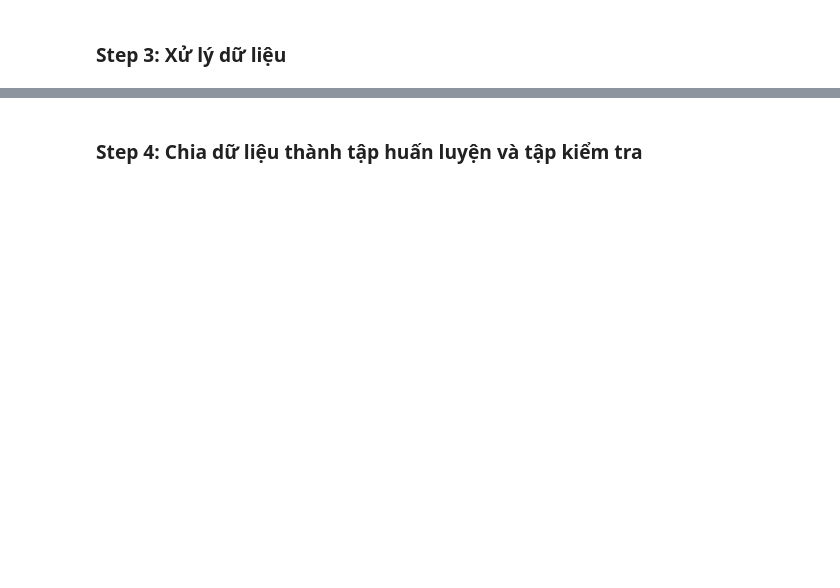
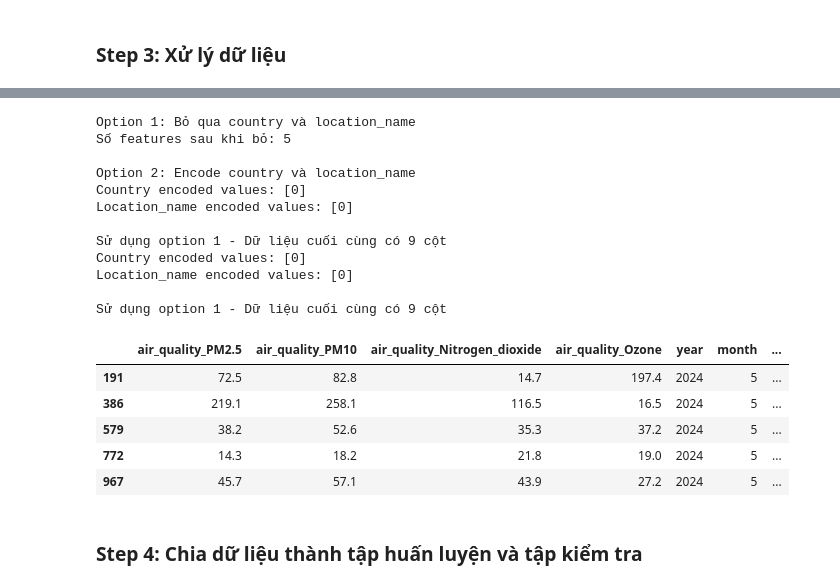
Before and after one commit to KienNT792/FSB_Tutorial, a Jupyter notebook: FSB/MLE501/assignment/G3_Assignment.ipynb, the cells around one changed output, grey strips where cells are left out. Drawn from its saved outputs; the diff is of its cells as text; code cells hidden in the pictures; blank space fills up the shorter version.

```diff
--- a/FSB/MLE501/assignment/G3_Assignment.ipynb
+++ b/FSB/MLE501/assignment/G3_Assignment.ipynb
@@ -69,12 +270,51 @@ data.drop(columns=['last_updated'], inplace=True)
 # %%
-# Encode categorical features
+# Vì chỉ có dữ liệu Hà Nội, ta có thể:
+# 1. Bỏ qua country và location_name (vì chỉ có 1 giá trị duy nhất)
+# 2. Hoặc encode chúng (nhưng sẽ chỉ có 1 giá trị)
+
+# Option 1: Bỏ qua country và location_name
+print("Option 1: Bỏ qua country và location_name")
+data_option1 = data.drop(columns=['country', 'location_name'])
+print(f"Số features sau khi bỏ: {len(data_option1.columns) - 4}")  # -4 vì có 4 targets
+
+# Option 2: Encode (để tương thích với thiết kế ban đầu)
+print("\nOption 2: Encode country và location_name")
 from sklearn.preprocessing import LabelEncoder
 
+# Create a copy for encoding
+data_option2 = data.copy()
 le_country = LabelEncoder()
 le_location_name = LabelEncoder()
 
-data['country'] = le_country.fit_transform(data['country'])
-data['location_name'] = le_location_name.fit_transform(data['location_name'])
+data_option2['country'] = le_country.fit_transform(data_option2['country'])
+data_option2['location_name'] = le_location_name.fit_transform(data_option2['location_name'])
+
+print(f"Country encoded values: {data_option2['country'].unique()}")
+print(f"Location_name encoded values: {data_option2['location_name'].unique()}")
+
+# Sử dụng option 1 vì hợp lý hơn cho dữ liệu 1 địa điểm
+data_processed = data_option1.copy()
+print(f"\nSử dụng option 1 - Dữ liệu cuối cùng có {len(data_processed.columns)} cột")
+data_processed.head()
+# %% [output]
+Option 1: Bỏ qua country và location_name
+Số features sau khi bỏ: 5
+
+Option 2: Encode country và location_name
+Country encoded values: [0]
+Location_name encoded values: [0]
+
+Sử dụng option 1 - Dữ liệu cuối cùng có 9 cột
+Country encoded values: [0]
+Location_name encoded values: [0]
+
+Sử dụng option 1 - Dữ liệu cuối cùng có 9 cột
+|  | air_quality_PM2.5 | air_quality_PM10 | air_quality_Nitrogen_dioxide | air_quality_Ozone | year | month | ... |
+| 191 | 72.5 | 82.8 | 14.7 | 197.4 | 2024 | 5 | ... |
+| 386 | 219.1 | 258.1 | 116.5 | 16.5 | 2024 | 5 | ... |
+| 579 | 38.2 | 52.6 | 35.3 | 37.2 | 2024 | 5 | ... |
+| 772 | 14.3 | 18.2 | 21.8 | 19.0 | 2024 | 5 | ... |
+| 967 | 45.7 | 57.1 | 43.9 | 27.2 | 2024 | 5 | ... |
 # %% [markdown]
 ### Step 4: Chia dữ liệu thành tập huấn luyện và tập kiểm tra
 # %%
```
Also changed, not shown: parts of 29 cells of this notebook, 1 other file.
